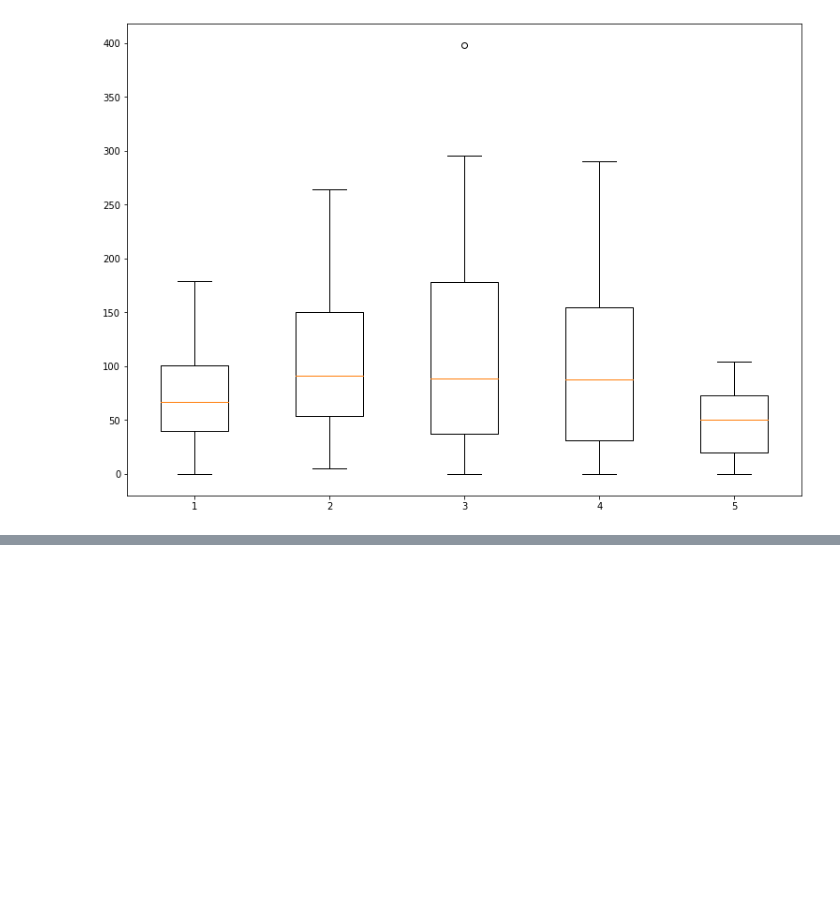
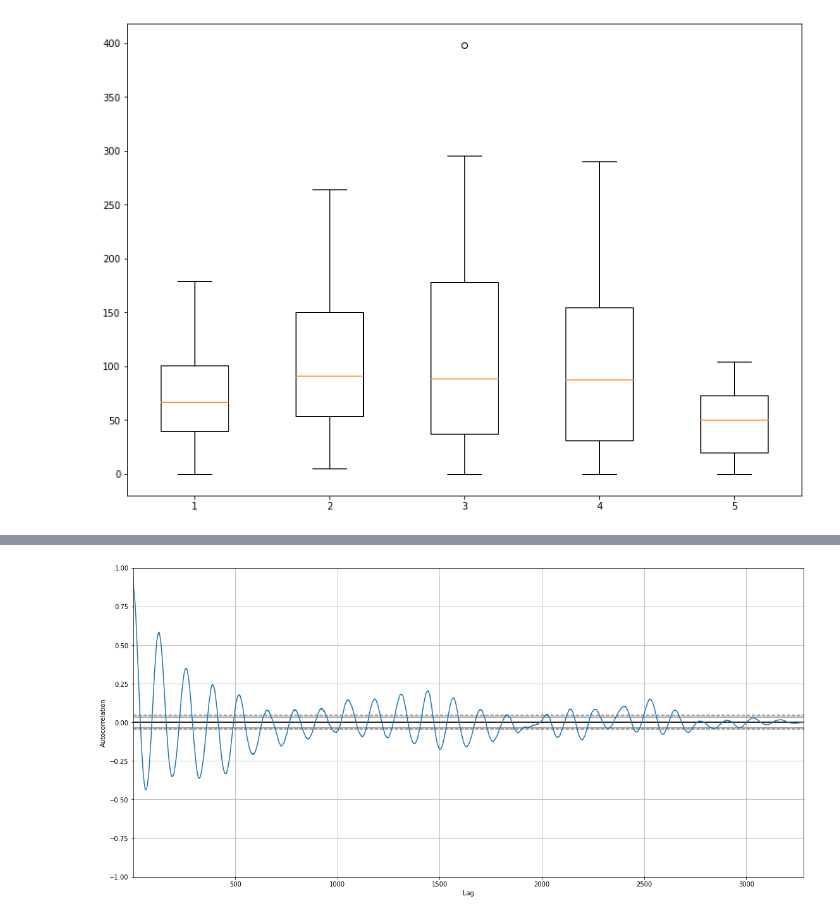
Before and after one commit to cichy1173/sunspot-analysis, a Jupyter notebook: badanie.ipynb, the cells around one changed output, grey strips where cells are left out. Cells and saved outputs as stored; diff of their text form; code cells hidden in the pictures; blank space fills up the shorter version.

Commit message:
autocorrelation added

```diff
--- a/badanie.ipynb
+++ b/badanie.ipynb
@@ -214,0 +215,6 @@ pandas.plotting.lag_plot(df, lag=1)
+# %%
+plt.figure(figsize=(19,9))
+pandas.plotting.autocorrelation_plot(series)
+plt.show()
+# %% [output]
+[figure, added]
```
Also changed, not shown: parts of 2 cells of this notebook.
